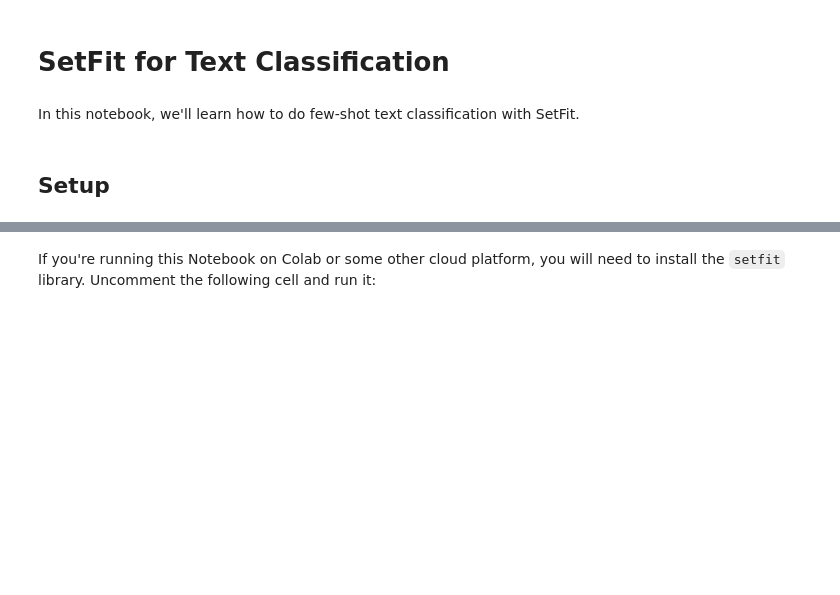
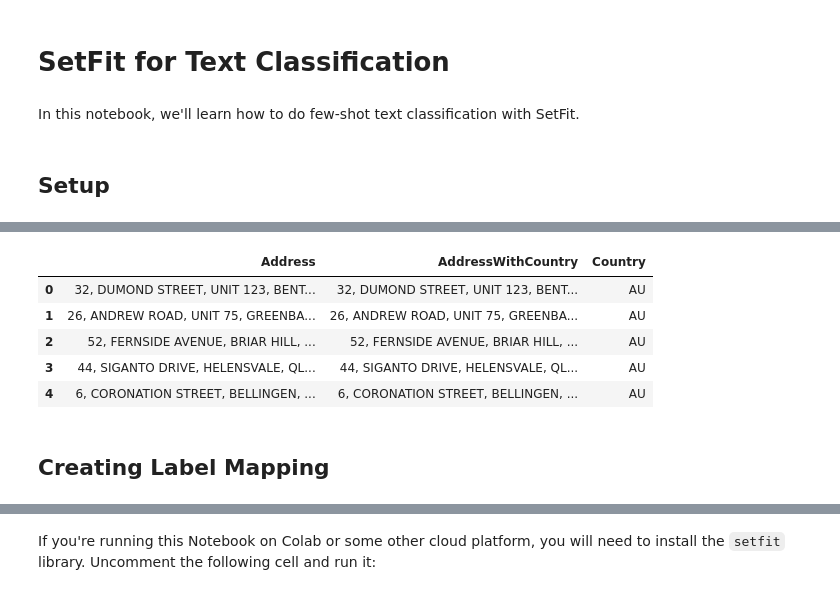
Before and after one commit to arnaudmkonan/Transformers-text-classification, a Jupyter notebook: notebooks/text-classification.ipynb, the cells around one changed output, grey strips where cells are left out. Cells and saved outputs as stored; diff of their text form; code cells hidden in the pictures; blank space fills up the shorter version.

```diff
--- a/notebooks/text-classification.ipynb
+++ b/notebooks/text-classification.ipynb
@@ -6,0 +21,11 @@ In this notebook, we'll learn how to do few-shot text classification with SetFit
+# %%
+df.head()
+# %% [output]
+|  | Address | AddressWithCountry | Country |
+| 0 | 32, DUMOND STREET, UNIT 123, BENT... | 32, DUMOND STREET, UNIT 123, BENT... | AU |
+| 1 | 26, ANDREW ROAD, UNIT 75, GREENBA... | 26, ANDREW ROAD, UNIT 75, GREENBA... | AU |
+| 2 | 52, FERNSIDE AVENUE, BRIAR HILL, ... | 52, FERNSIDE AVENUE, BRIAR HILL, ... | AU |
+| 3 | 44, SIGANTO DRIVE, HELENSVALE, QL... | 44, SIGANTO DRIVE, HELENSVALE, QL... | AU |
+| 4 | 6, CORONATION STREET, BELLINGEN, ... | 6, CORONATION STREET, BELLINGEN, ... | AU |
+# %% [markdown]
+## Creating Label Mapping
```
Also changed, not shown: parts of 17 cells of this notebook.
